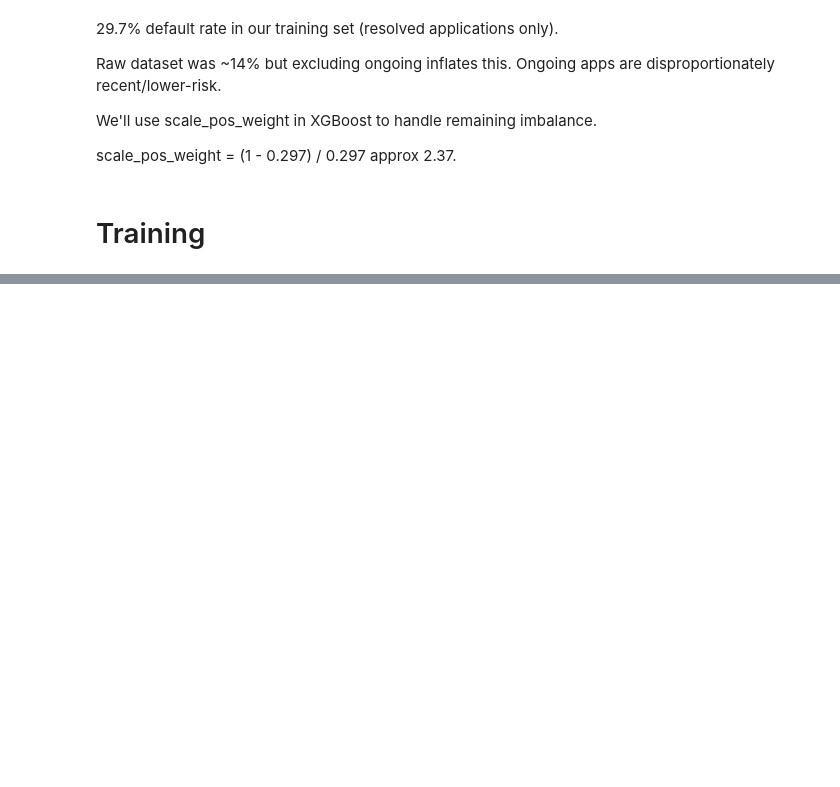
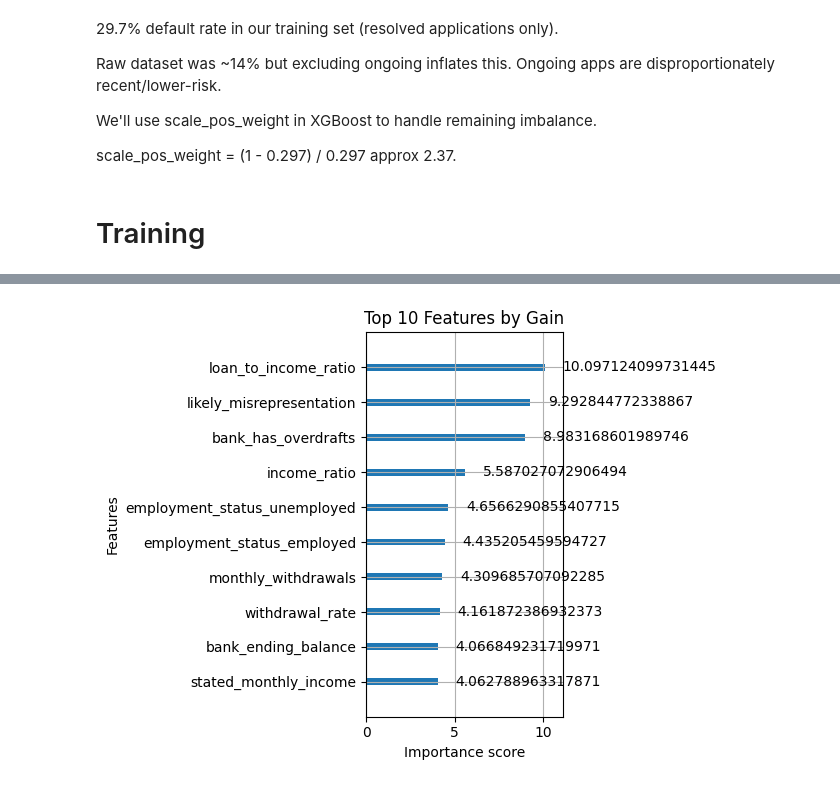
Before and after one commit to wongserena/bree-loan-application-processor, a Jupyter notebook: modelling.ipynb, the cells around one changed output, grey strips where cells are left out. Drawn from its saved outputs; the diff is of its cells as text; code cells hidden in the pictures; blank space fills up the shorter version.

Commit message:
model + analysis

```diff
--- a/modelling.ipynb
+++ b/modelling.ipynb
@@ -150,3 +150,35 @@ scale_pos_weight = (1 - 0.297) / 0.297 approx 2.37.
 # Training
 # %%
 from xgboost import XGBClassifier
+from sklearn.model_selection import train_test_split
+from sklearn.metrics import classification_report, roc_auc_score, confusion_matrix
+
+# Train test split - stratify to preserve default rate in both sets
+X_train, X_test, y_train, y_test = train_test_split(
+    X, y, test_size=0.2, random_state=42, stratify=y
+)
+
+# scale_pos_weight tells XGBOost to penalize missing defaults more heavily
+# Value = ratio of negatives to positives in training set
+scale = (y_train == 0).sum() / (y_train == 1).sum()
+print(f"scale_pos_weight: {scale:.2f}")
+
+model = XGBClassifier(
+    n_estimators=200,
+    max_depth=4, # shallow trees = less overfitting on 1836 rows
+    learning_rate=0.05,
+    scale_pos_weight=scale,
+    random_state=42,
+    eval_metric='auc'
+)
+
+model.fit(X_train, y_train)
+
+# Predictions
+y_pred = model.predict(X_test)
+y_prob = model.predict_proba(X_test)[:, 1]
+
+print(classification_report(y_test, y_pred, target_names=['repaid', 'defaulted']))
+print(f"AUC-ROC: {roc_auc_score(y_test, y_prob):.3f}")
+print("\nConfusion Matrix:")
+print(confusion_matrix(y_test, y_pred))
@@ -152,0 +284,14 @@ from xgboost import XGBClassifier
+# %%
+import matplotlib.pyplot as plt
+from xgboost import plot_importance
+
+# XGBoost built-in feature importance by 'gain'
+# Gain = how much each feature improves the model when it's used in a split
+# More interpretable than 'weight' (which just counts splits)
+plot_importance(model, max_num_features=10, importance_type='gain')
+plt.title("Top 10 Features by Gain")
+plt.tight_layout()
+plt.savefig('feature_importance.png')
+plt.show()
+# %% [output]
+[figure, added]
```
Also changed, not shown: parts of 11 cells of this notebook, 2 other files.
